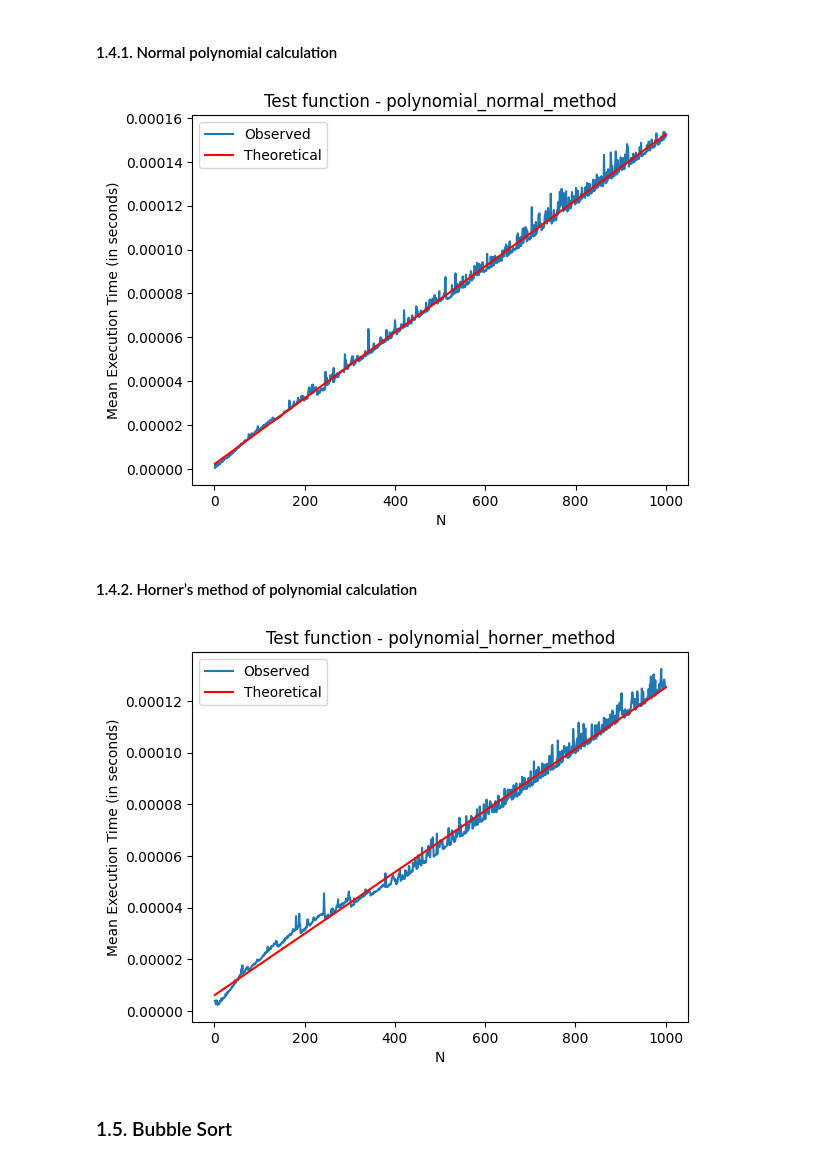
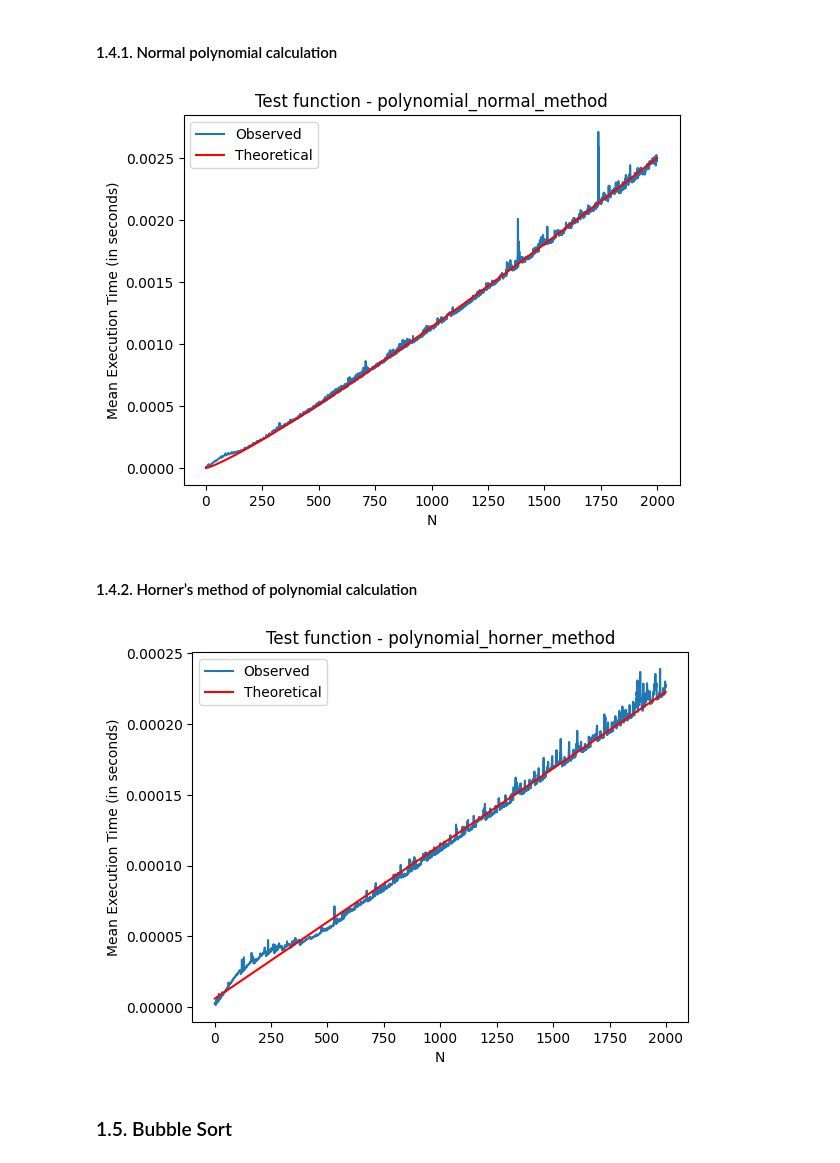
Before and after one commit to Swedist/study_itmo, a Jupyter notebook: algorithms/task_1.ipynb, the cells around one changed output. Drawn from its saved outputs; the diff is of its cells as text; code cells hidden in the pictures.

```diff
--- a/algorithms/task_1.ipynb
+++ b/algorithms/task_1.ipynb
@@ -30,21 +30,34 @@ def elements_product(arr):
         res *= elem
     return res
 
+# powering function for 4.1.
+def fast_power(x, n):
+    if n == 0:
+        return 1
+    elif n % 2 == 0:
+        half_power = fast_power(x, n // 2)
+        return half_power * half_power
+    else:
+        half_power = fast_power(x, (n - 1) // 2)
+        return half_power * half_power * x
+
 # 4.1. Polynomial normal method
 def polynomial_normal_method(arr):
     res = 0
-    x = 1.5
+    x = 1.001
     for i in range(arr.shape[0]):
-        res += arr[i] * x ** i
+        res += arr[i] * fast_power(x, i)
     return res
 
 # 4.2. Polynomial Horner method
 def polynomial_horner_method(arr):
-    x = 1.5
-    res = 0
-    for i in range(arr.shape[0], 0, -1):
-        res = arr[i - 1] + x * res
-    return res
+    x = 1.0001
+    p = arr[-1]
+    i = len(arr) - 2
+    while i >= 0:
+        p = p * x + arr[i]
+        i -= 1
+    return p
 
 # 5. Bubble Sort
 def bubble_sort(arr):
@@ -106,7 +139,7 @@ def linearithmic_time(x, a, b, c):
 # %%
 def execution_time(function, n):
     times = []
-    for i in range(n):
+    for i in range(1, n):
         temp_time = 0
         for _ in range(NUM_RUNS):
             arr = np.random.random(i)
@@ -136,11 +169,11 @@ def execution_time_matrix_product(n):
 def plot_execution_time(function_main, function_theoretical, n):
 
     # observed part
-    x_vector = np.arange(1, n + 1)
+    x_vector = np.arange(1, n)
     target_vector = execution_time(function=function_main, n=n)
 
     # theoretical part
-    popt, pcov = curve_fit(f=function_theoretical, xdata=x_vector, ydata=target_vector)
+    popt, pcov = curve_fit(f=function_theoretical, xdata=x_vector, ydata=target_vector, maxfev=2000)
     target_vector_theoretical = function_theoretical(x_vector, *popt)
 
     plt.plot(x_vector, target_vector, label="Observed")
@@ -193,15 +227,15 @@ plot_execution_time(elements_product, linear_time, N)
 # %% [markdown]
 #### 1.4.1. Normal polynomial calculation
 # %%
-plot_execution_time(polynomial_normal_method, linear_time, N // 2)
+plot_execution_time(polynomial_normal_method, linearithmic_time, N)
 # %% [output]
-[figure, old version]
+[figure, new version]
 # %% [markdown]
 #### 1.4.2. Horner’s method of polynomial calculation
 # %%
-plot_execution_time(polynomial_horner_method, linear_time, N // 2)
+plot_execution_time(polynomial_horner_method, linear_time, N)
 # %% [output]
-[figure, old version]
+[figure, new version]
 # %% [markdown]
 ### 1.5. Bubble Sort
 # %%
```
Also changed, not shown: parts of 9 cells of this notebook.
